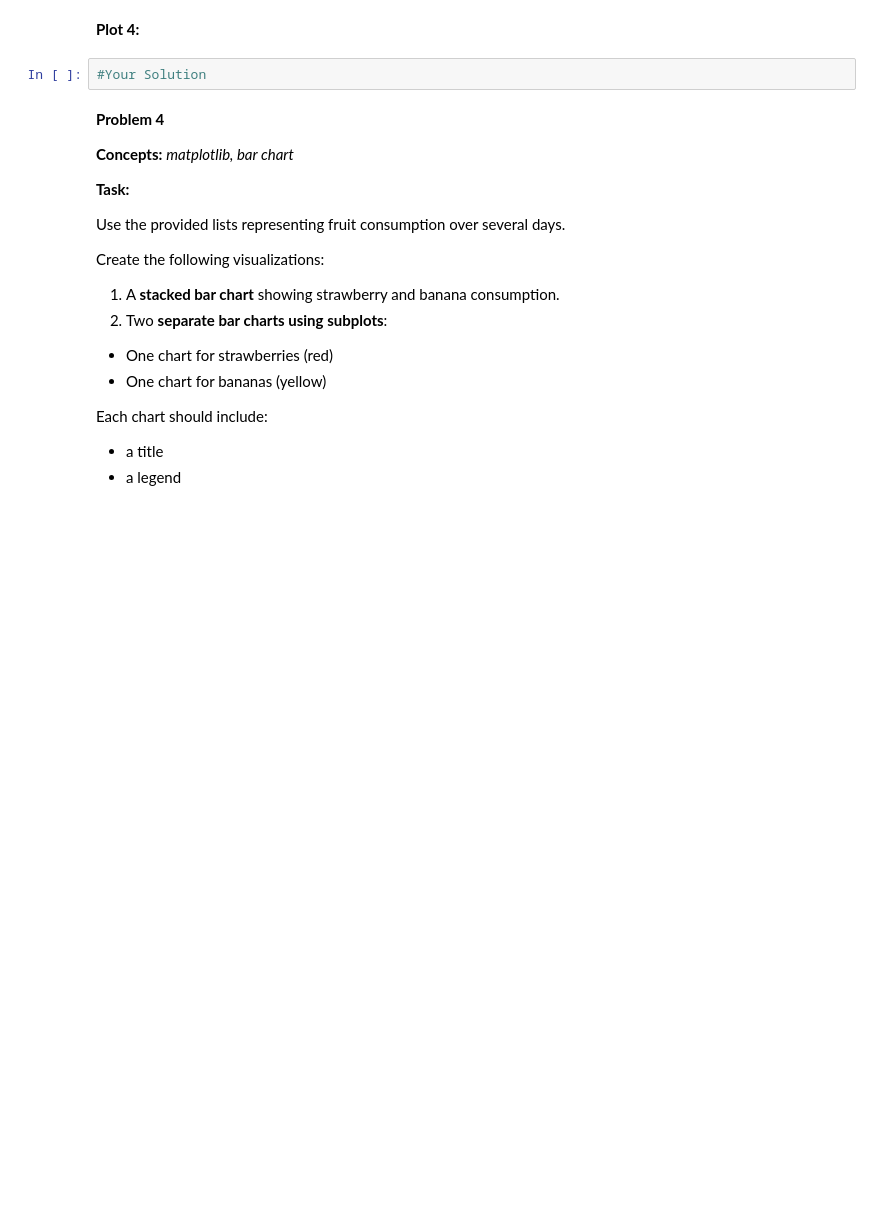
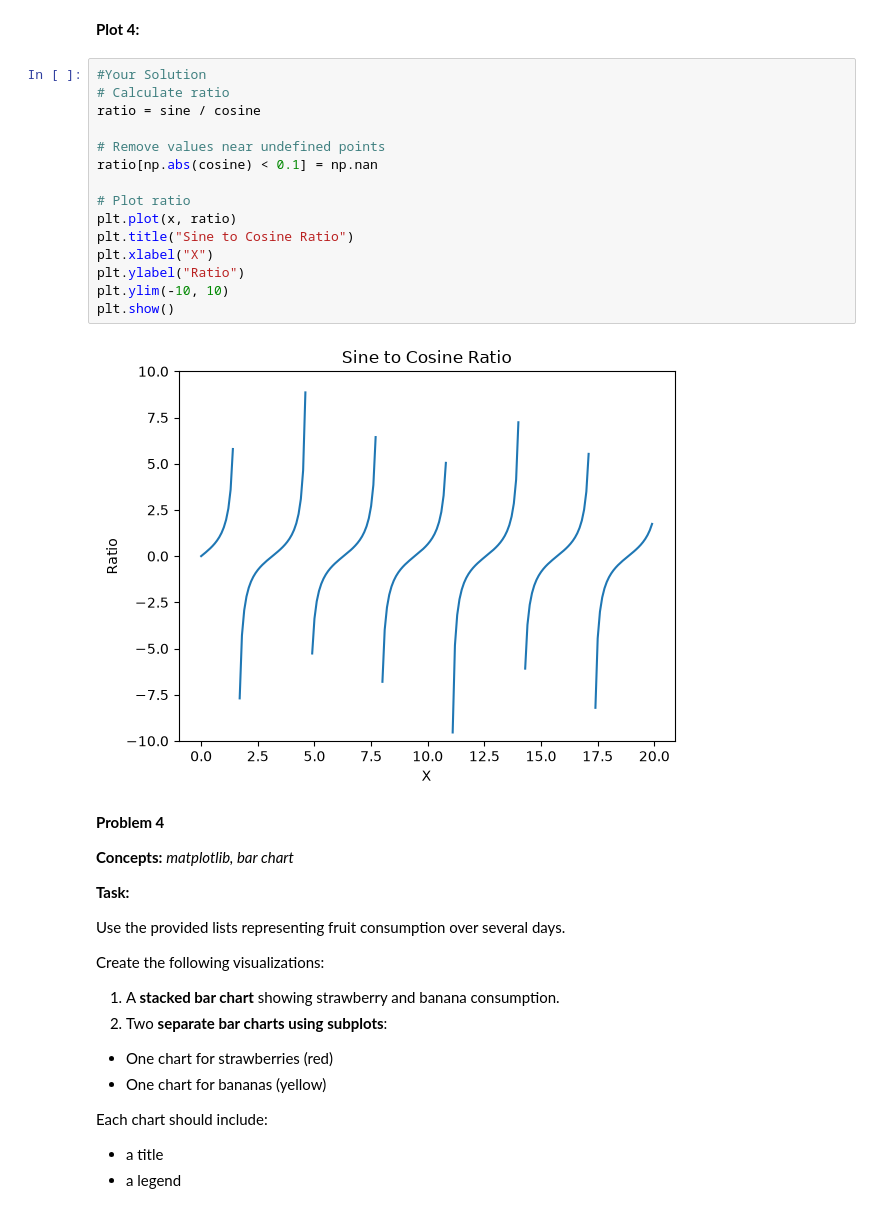
Before and after one commit to jbenigeriBU/dx602-homework-09, a Jupyter notebook: homework.ipynb, the cells around one changed output. Drawn from its saved outputs; the diff is of its cells as text; blank space fills up the shorter version.

```diff
--- a/homework.ipynb
+++ b/homework.ipynb
@@ -142,7 +220,22 @@ Each chart should include a **title**, and the combined chart should include a *
 # %% [markdown]
 **Plot 4:**
-# %%
-#Your Solution
+# %%
+#Your Solution
+# Calculate ratio
+ratio = sine / cosine
+
+# Remove values near undefined points
+ratio[np.abs(cosine) < 0.1] = np.nan
+
+# Plot ratio
+plt.plot(x, ratio)
+plt.title("Sine to Cosine Ratio")
+plt.xlabel("X")
+plt.ylabel("Ratio")
+plt.ylim(-10, 10)
+plt.show()
+# %% [output]
+[figure, added]
 # %% [markdown]
 **Problem 4**
 
```
Also changed, not shown: parts of 31 cells of this notebook.
